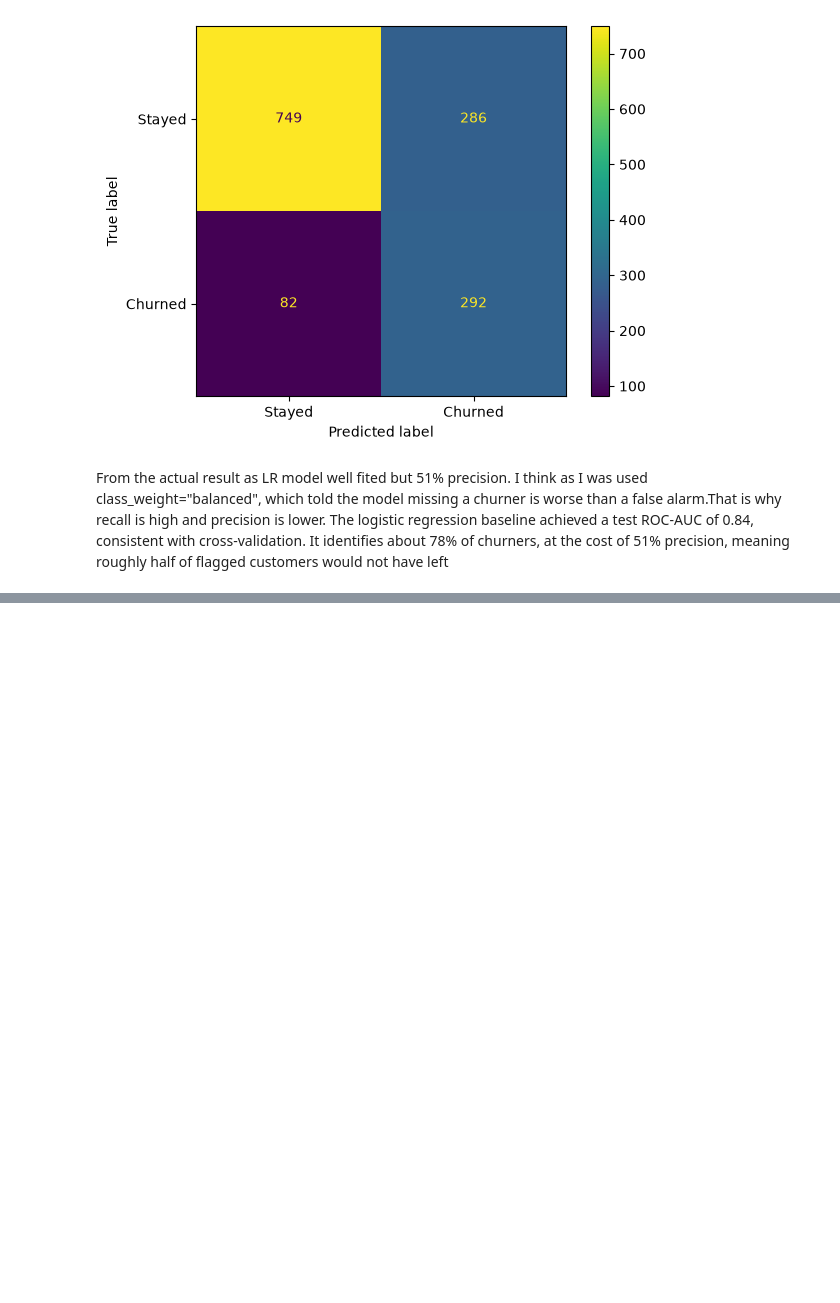
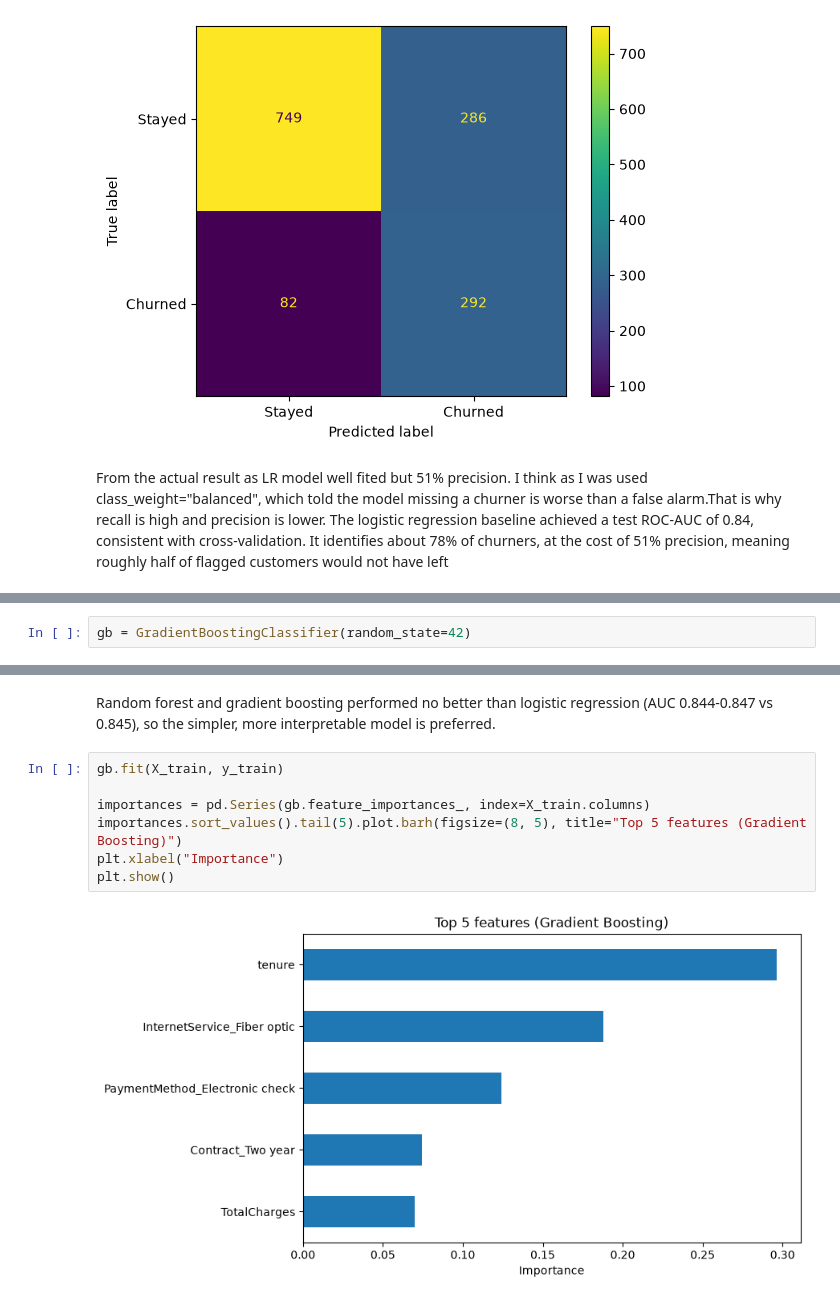
Before and after one commit to wasifhoq/telco-churn-prediction, a Jupyter notebook: notebook/analysis.ipynb, the cells around one changed output, grey strips where cells are left out. Drawn from its saved outputs; the diff is of its cells as text; blank space fills up the shorter version.

Commit message:
All three model are tested.  and final decision is added

```diff
--- a/notebook/analysis.ipynb
+++ b/notebook/analysis.ipynb
@@ -321,0 +331,2 @@ plt.show()
+# %%
+gb = GradientBoostingClassifier(random_state=42)
@@ -321,0 +347,11 @@ plt.show()
+# %% [markdown]
+Random forest and gradient boosting performed no better than logistic regression (AUC 0.844-0.847 vs 0.845), so the simpler, more interpretable model is preferred.
+# %%
+gb.fit(X_train, y_train)
+
+importances = pd.Series(gb.feature_importances_, index=X_train.columns)
+importances.sort_values().tail(5).plot.barh(figsize=(8, 5), title="Top 5 features (Gradient Boosting)")
+plt.xlabel("Importance")
+plt.show()
+# %% [output]
+[figure, added]
```
Also changed, not shown: parts of 8 cells of this notebook, 2 other files.
